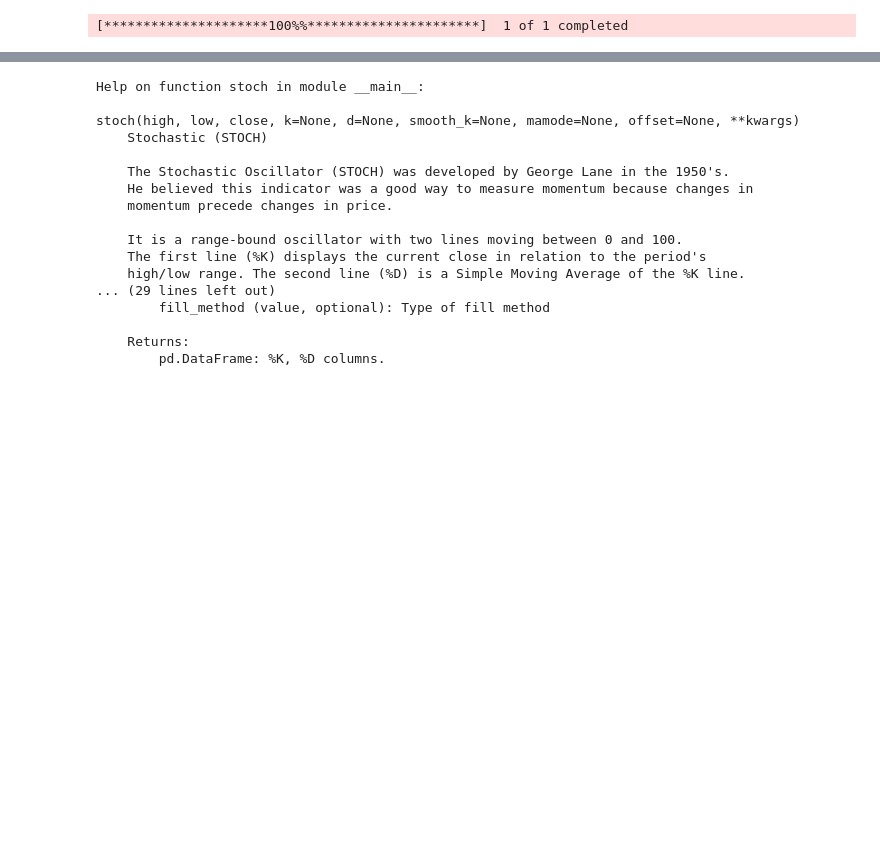
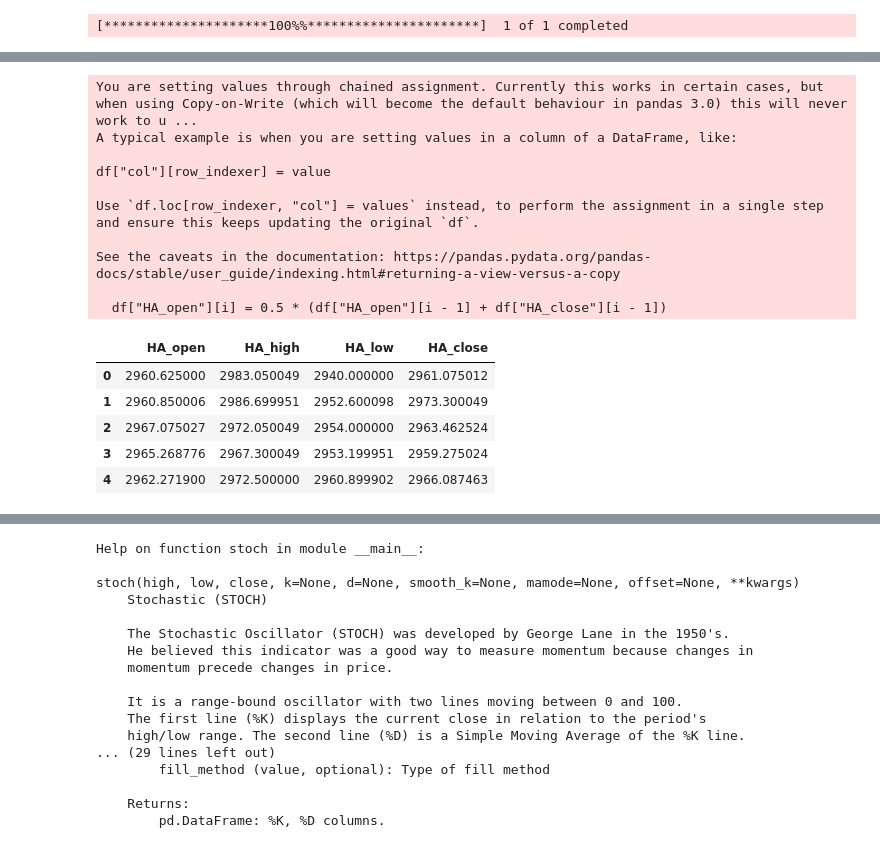
Before and after one commit to shashi29/Trading-Bot-BTC, a Jupyter notebook: check_results.ipynb, the cells around one changed output, grey strips where cells are left out. Drawn from its saved outputs; the diff is of its cells as text; code cells hidden in the pictures; blank space fills up the shorter version.

```diff
--- a/check_results.ipynb
+++ b/check_results.ipynb
@@ -16,3 +16,26 @@ df.head()
+# %%
+import pandas as pd
+from  pandas_ta.candles import ha
+
+ha_df = ha(df['Open'], df['High'], df['Low'], df['Close'])
+ha_df.head()
+# %% [output]
+You are setting values through chained assignment. Currently this works in certain cases, but when using Copy-on-Write (which will become the default behaviour in pandas 3.0) this will never work to u ...
+A typical example is when you are setting values in a column of a DataFrame, like:
+
+df["col"][row_indexer] = value
+
+Use `df.loc[row_indexer, "col"] = values` instead, to perform the assignment in a single step and ensure this keeps updating the original `df`.
+
+See the caveats in the documentation: https://pandas.pydata.org/pandas-docs/stable/user_guide/indexing.html#returning-a-view-versus-a-copy
+
+  df["HA_open"][i] = 0.5 * (df["HA_open"][i - 1] + df["HA_close"][i - 1])
+|  | HA_open | HA_high | HA_low | HA_close |
+| 0 | 2960.625000 | 2983.050049 | 2940.000000 | 2961.075012 |
+| 1 | 2960.850006 | 2986.699951 | 2952.600098 | 2973.300049 |
+| 2 | 2967.075027 | 2972.050049 | 2954.000000 | 2963.462524 |
+| 3 | 2965.268776 | 2967.300049 | 2953.199951 | 2959.275024 |
+| 4 | 2962.271900 | 2972.500000 | 2960.899902 | 2966.087463 |
 # %%
 # -*- coding: utf-8 -*-
 from pandas import DataFrame
```
Also changed, not shown: parts of 3 cells of this notebook, 5 other files.
